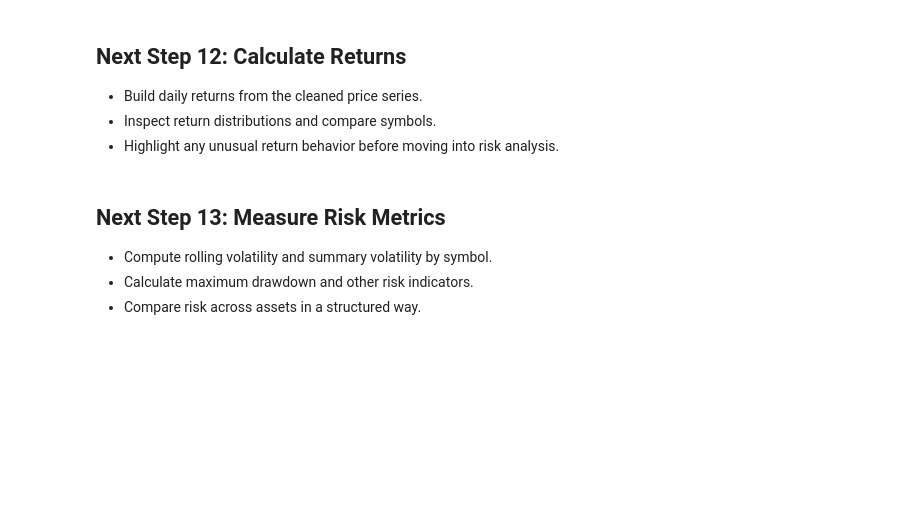
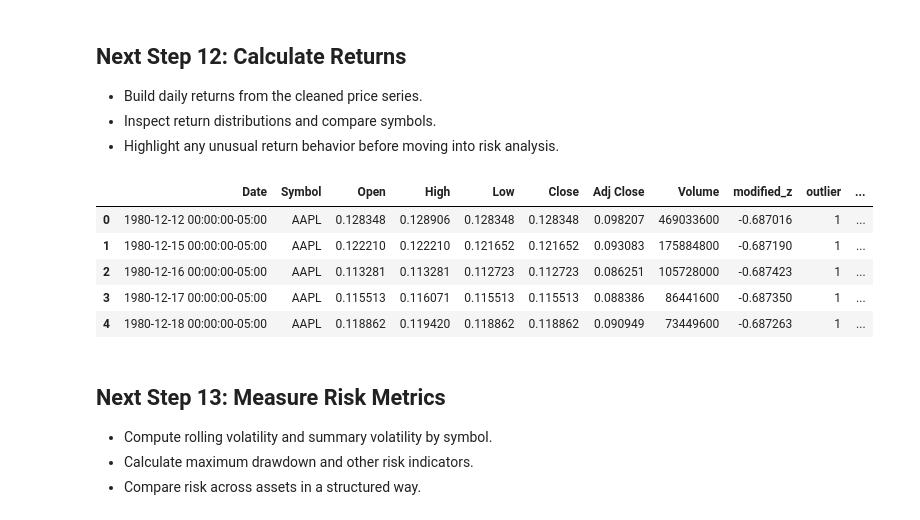
Before and after one commit to kumawatAkshay/QuantForge, a Jupyter notebook: notebook/equity_research.ipynb, the cells around one changed output. Drawn from its saved outputs; the diff is of its cells as text; code cells hidden in the pictures; blank space fills up the shorter version.

```diff
--- a/notebook/equity_research.ipynb
+++ b/notebook/equity_research.ipynb
@@ -455,0 +574,11 @@ clean_df.groupby("Symbol")[["Close", "Volume"]].describe().transpose()
+# %%
+import numpy as np
+
+median = np.median(clean_df["Close"])
+
+mad = np.median(np.abs(clean_df["Close"] - median))
+
+clean_df["modified_z"] = 0.6745 * (clean_df["Close"] - median) / mad
+
+outliers = clean_df[clean_df["modified_z"].abs() > 3.5]
+outliers.groupby("Symbol").size().sort_values(ascending=False)
@@ -455,0 +651,5 @@ clean_df.groupby("Symbol")[["Close", "Volume"]].describe().transpose()
+# %%
+clean_df["Return"] = clean_df["Close"].pct_change()
+
+outliers = clean_df[clean_df["Return"].abs() > 0.15]
+outliers.groupby("Symbol").size().sort_values(ascending=False)
@@ -458,6 +671,16 @@ clean_df.groupby("Symbol")[["Close", "Volume"]].describe().transpose()
 - Build daily returns from the cleaned price series.
 - Inspect return distributions and compare symbols.
 - Highlight any unusual return behavior before moving into risk analysis.
+# %%
+clean_df["Return"] = clean_df["Return"].fillna(0)
+clean_df.head()
+# %% [output]
+|  | Date | Symbol | Open | High | Low | Close | Adj Close | Volume | modified_z | outlier | ... |
+| 0 | 1980-12-12 00:00:00-05:00 | AAPL | 0.128348 | 0.128906 | 0.128348 | 0.128348 | 0.098207 | 469033600 | -0.687016 | 1 | ... |
+| 1 | 1980-12-15 00:00:00-05:00 | AAPL | 0.122210 | 0.122210 | 0.121652 | 0.121652 | 0.093083 | 175884800 | -0.687190 | 1 | ... |
+| 2 | 1980-12-16 00:00:00-05:00 | AAPL | 0.113281 | 0.113281 | 0.112723 | 0.112723 | 0.086251 | 105728000 | -0.687423 | 1 | ... |
+| 3 | 1980-12-17 00:00:00-05:00 | AAPL | 0.115513 | 0.116071 | 0.115513 | 0.115513 | 0.088386 | 86441600 | -0.687350 | 1 | ... |
+| 4 | 1980-12-18 00:00:00-05:00 | AAPL | 0.118862 | 0.119420 | 0.118862 | 0.118862 | 0.090949 | 73449600 | -0.687263 | 1 | ... |
 # %% [markdown]
 ## Next Step 13: Measure Risk Metrics
 - Compute rolling volatility and summary volatility by symbol.
```
Also changed, not shown: parts of 18 cells of this notebook.
